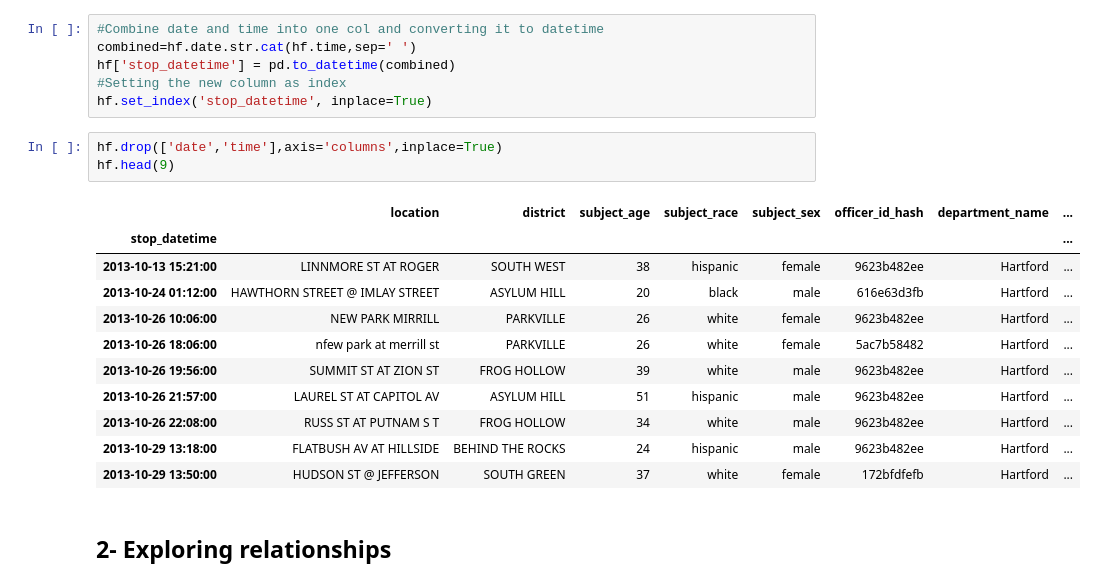
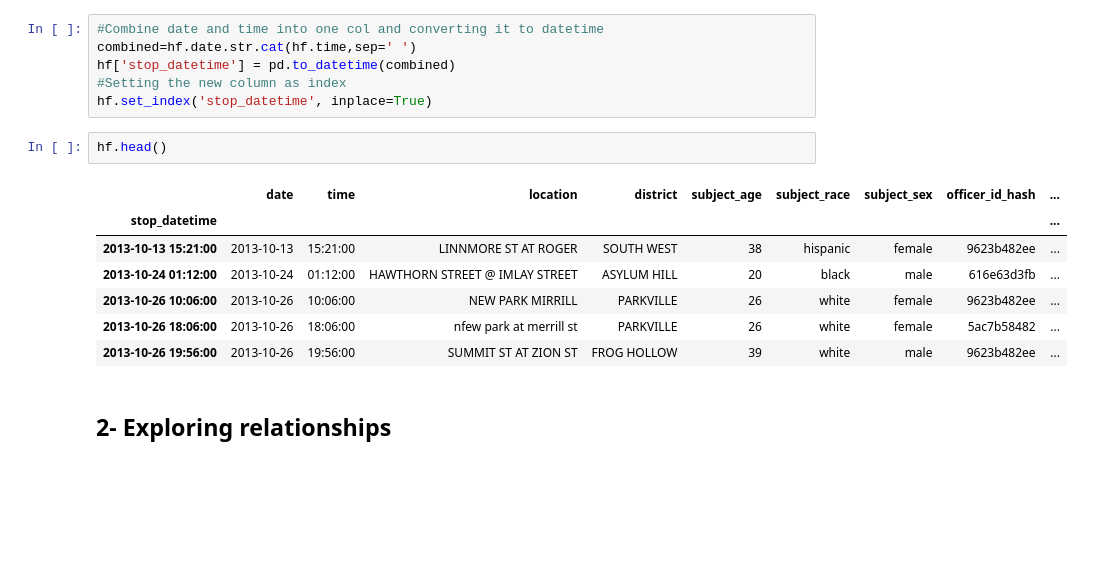
Before and after one commit to voidSoull/USA_trafic_stops_in_Hartford_State, a Jupyter notebook: trafic_stops.ipynb, the cells around one changed output. Cells and saved outputs as stored; diff of their text form; blank space fills up the shorter version.

```diff
--- a/trafic_stops.ipynb
+++ b/trafic_stops.ipynb
@@ -117,20 +117,15 @@ hf['stop_datetime'] = pd.to_datetime(combined)
 #Setting the new column as index
 hf.set_index('stop_datetime', inplace=True)
 # %%
-hf.drop(['date','time'],axis='columns',inplace=True)
-hf.head(9)
+hf.head()
 # %% [output]
-|  | location | district | subject_age | subject_race | subject_sex | officer_id_hash | department_name | ... |
-| stop_datetime |  |  |  |  |  |  |  | ... |
-| 2013-10-13 15:21:00 | LINNMORE ST AT ROGER | SOUTH WEST | 38 | hispanic | female | 9623b482ee | Hartford | ... |
-| 2013-10-24 01:12:00 | HAWTHORN STREET @ IMLAY STREET | ASYLUM HILL | 20 | black | male | 616e63d3fb | Hartford | ... |
-| 2013-10-26 10:06:00 | NEW PARK MIRRILL | PARKVILLE | 26 | white | female | 9623b482ee | Hartford | ... |
-| 2013-10-26 18:06:00 | nfew park at merrill st | PARKVILLE | 26 | white | female | 5ac7b58482 | Hartford | ... |
-| 2013-10-26 19:56:00 | SUMMIT ST AT ZION ST | FROG HOLLOW | 39 | white | male | 9623b482ee | Hartford | ... |
-| 2013-10-26 21:57:00 | LAUREL ST AT CAPITOL AV | ASYLUM HILL | 51 | hispanic | male | 9623b482ee | Hartford | ... |
-| 2013-10-26 22:08:00 | RUSS ST AT PUTNAM S T | FROG HOLLOW | 34 | white | male | 9623b482ee | Hartford | ... |
-| 2013-10-29 13:18:00 | FLATBUSH AV AT HILLSIDE | BEHIND THE ROCKS | 24 | hispanic | male | 9623b482ee | Hartford | ... |
-| 2013-10-29 13:50:00 | HUDSON ST @ JEFFERSON | SOUTH GREEN | 37 | white | female | 172bfdfefb | Hartford | ... |
+|  | date | time | location | district | subject_age | subject_race | subject_sex | officer_id_hash | ... |
+| stop_datetime |  |  |  |  |  |  |  |  | ... |
+| 2013-10-13 15:21:00 | 2013-10-13 | 15:21:00 | LINNMORE ST AT ROGER | SOUTH WEST | 38 | hispanic | female | 9623b482ee | ... |
+| 2013-10-24 01:12:00 | 2013-10-24 | 01:12:00 | HAWTHORN STREET @ IMLAY STREET | ASYLUM HILL | 20 | black | male | 616e63d3fb | ... |
+| 2013-10-26 10:06:00 | 2013-10-26 | 10:06:00 | NEW PARK MIRRILL | PARKVILLE | 26 | white | female | 9623b482ee | ... |
+| 2013-10-26 18:06:00 | 2013-10-26 | 18:06:00 | nfew park at merrill st | PARKVILLE | 26 | white | female | 5ac7b58482 | ... |
+| 2013-10-26 19:56:00 | 2013-10-26 | 19:56:00 | SUMMIT ST AT ZION ST | FROG HOLLOW | 39 | white | male | 9623b482ee | ... |
 # %% [markdown]
 ## 2- Exploring relationships
 # %%
```
Also changed, not shown: parts of 36 cells of this notebook, 1 other file.
